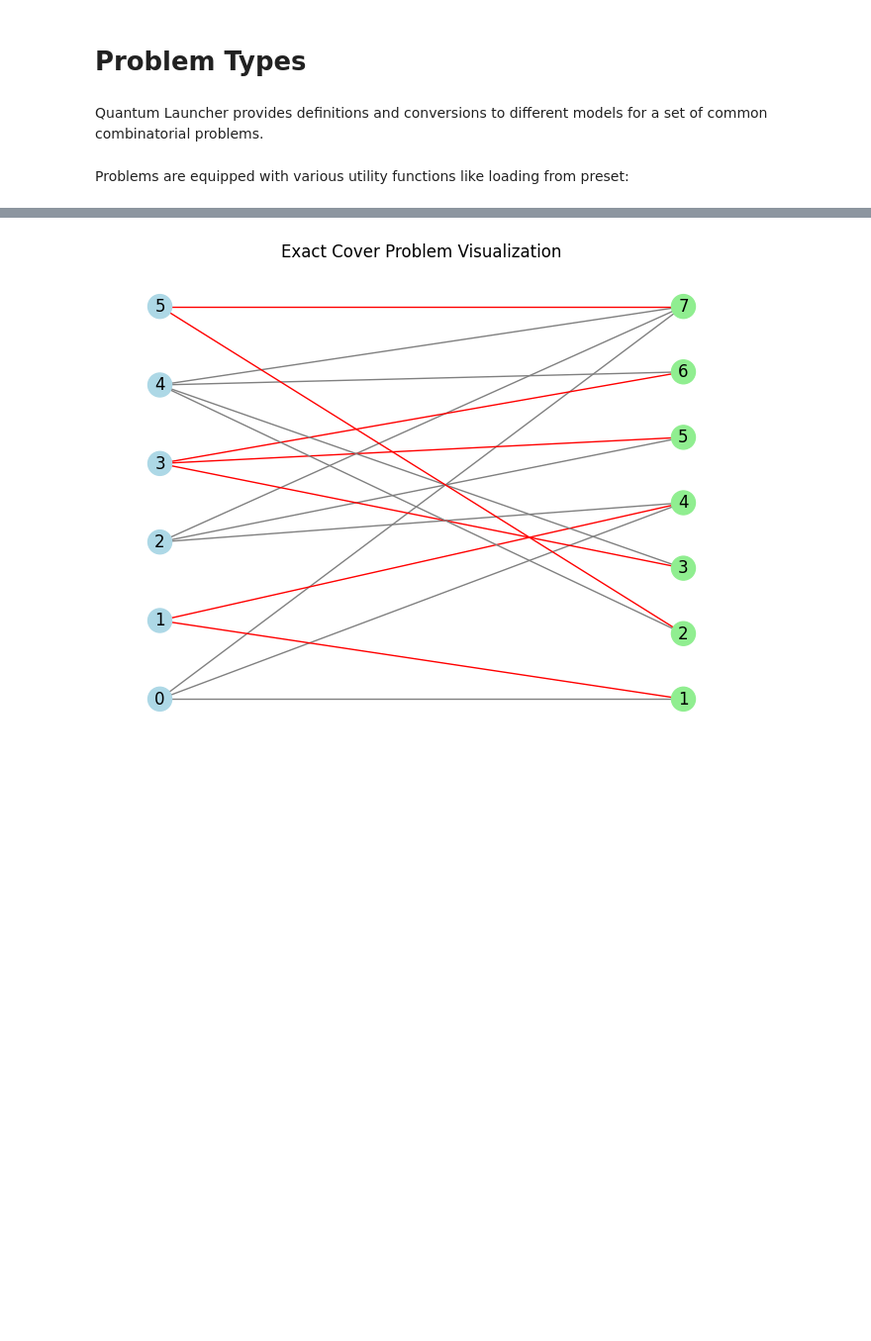
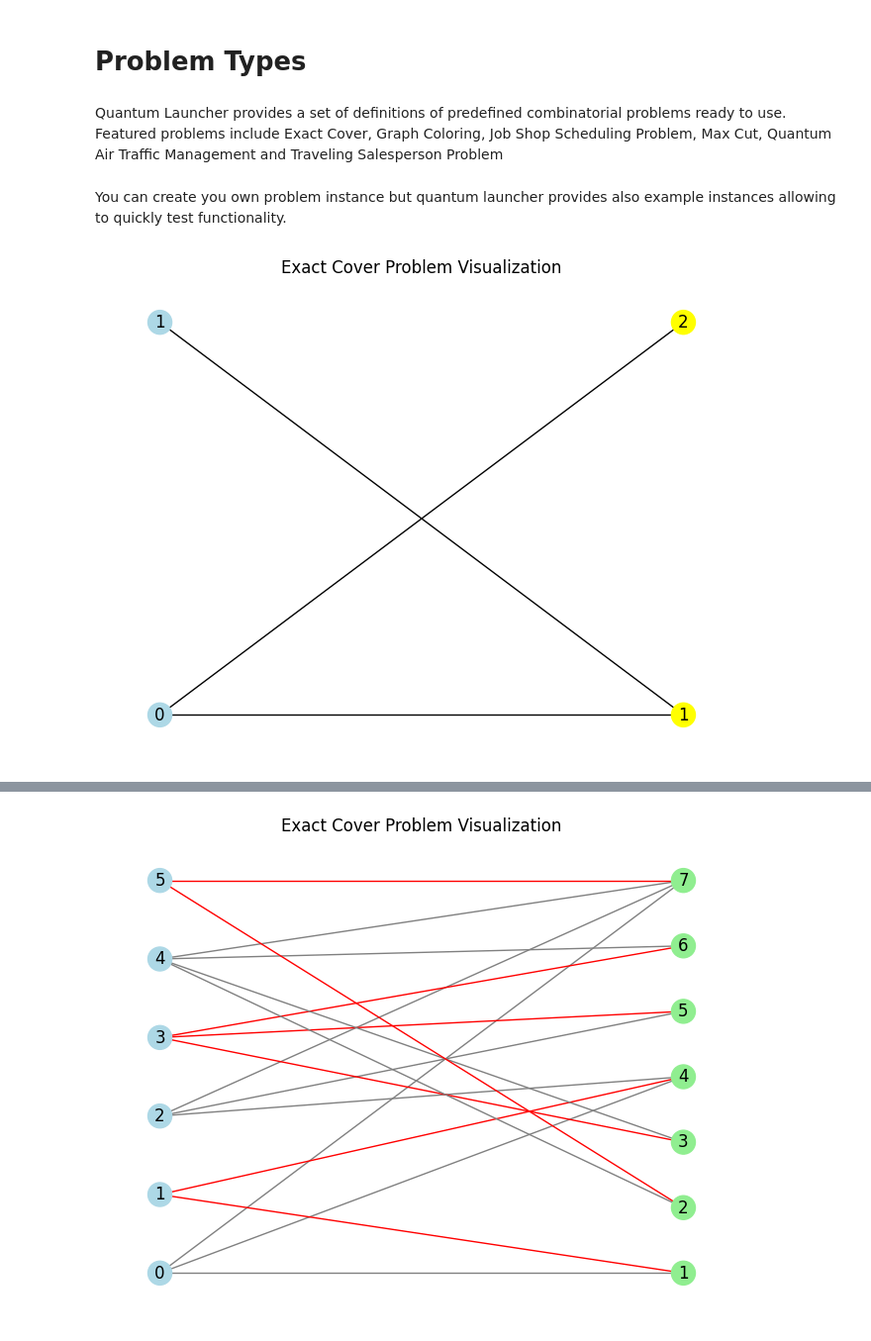
Before and after one commit to PCSS-Quantum/QLauncher, a Jupyter notebook: docs/tutorials/problem_types.ipynb, the cells around one changed output, grey strips where cells are left out. Shown at 99% size. Saved outputs shown, nothing was run; the diff lists cells and outputs as text; code cells hidden in the pictures; blank space fills up the shorter version.

```diff
--- a/docs/tutorials/problem_types.ipynb
+++ b/docs/tutorials/problem_types.ipynb
@@ -1,11 +1,17 @@
 # %% [markdown]
 # Problem Types
-# %% [markdown]
-Quantum Launcher provides definitions and conversions to different models for a set of common combinatorial problems.
+# %% [markdown]
+Quantum Launcher provides a set of definitions of predefined combinatorial problems ready to use. Featured problems include Exact Cover, Graph Coloring, Job Shop Scheduling Problem, Max Cut, Quantum Air Traffic Management and Traveling Salesperson Problem
 # %%
 from quantum_launcher.problems import MaxCut,EC,QATM,JSSP,TSP, GraphColoring
 import os
-# %% [markdown]
-Problems are equipped with various utility functions like loading from preset:
+# %% [markdown]
+You can create you own problem instance but quantum launcher provides also example instances allowing to quickly test functionality.
+# %%
+instance = [{1,2},{1}]
+ec = EC(instance)
+ec.visualize()
+# %% [output]
+[figure, added]
 # %%
 ec = EC.from_preset("toy")
```
Also changed, not shown: parts of 17 cells of this notebook, 3 other files.
